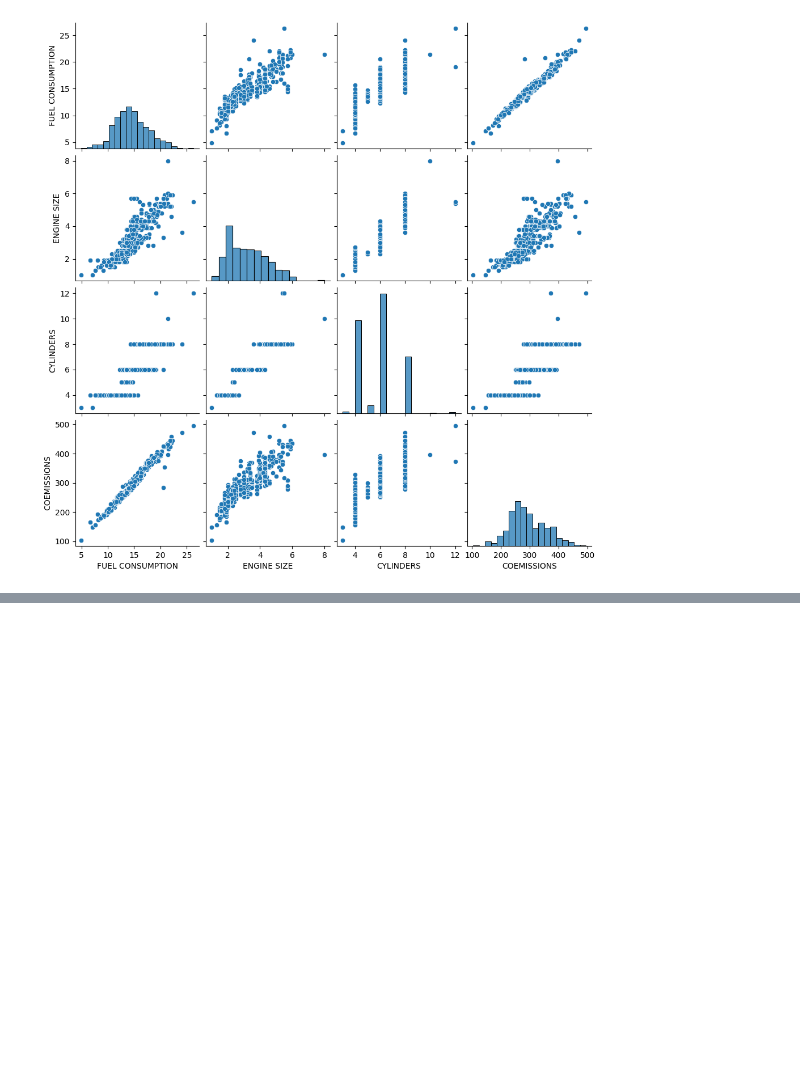
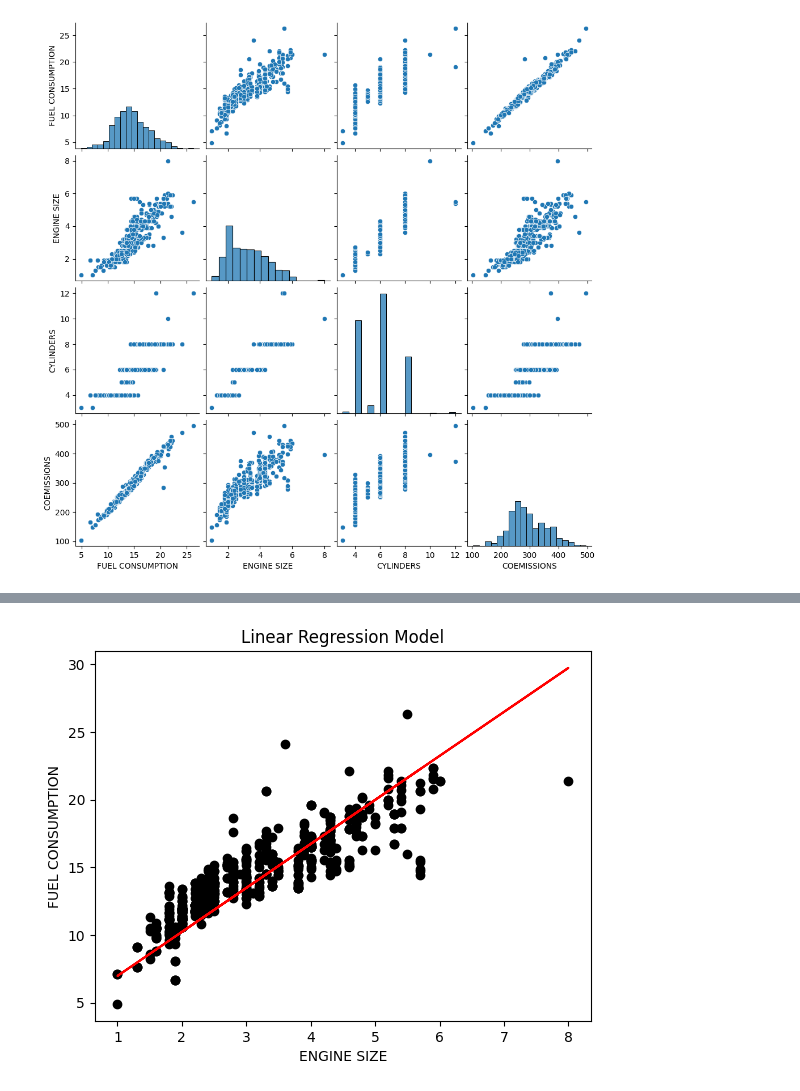
Before and after one commit to Sonipatvampire/regression_task, a Jupyter notebook: notebooks/data_exploration.ipynb, the cells around one changed output, grey strips where cells are left out. Drawn from its saved outputs; the diff is of its cells as text; code cells hidden in the pictures; blank space fills up the shorter version.

Commit message:
Made a new notebook and trained the Regression Model

```diff
--- a/notebooks/data_exploration.ipynb
+++ b/notebooks/data_exploration.ipynb
@@ -141,17 +110,0 @@ def gradient_descent(m,b,points,learning_rate):
-# %%
-m= 3
-b= 0
-learning_rate=0.00001
-epochs=300
-for i in range(epochs):
-  if i%50 ==0:
-    print(f"Epoch: {i}")
-
-  m,b = gradient_descent(m, b, training_df, learning_rate)
-
-print(m,b)
-print(loss_function(m,b,training_df))
-
-plt.scatter( training_df['COEMISSIONS'],training_df['FUEL CONSUMPTION'], color='black')
-plt.plot(training_df['COEMISSIONS'], m*training_df['COEMISSIONS'] + b, color='red')
-plt.show()
@@ -167,0 +224,9 @@ None
+# %%
+plt.scatter(training_df['ENGINE SIZE'], training_df['FUEL CONSUMPTION'], color='black')
+plt.plot(training_df['ENGINE SIZE'], trained_weights[0] * training_df['ENGINE SIZE'] + trained_bias, color='red')
+plt.xlabel('ENGINE SIZE')
+plt.ylabel('FUEL CONSUMPTION')
+plt.title('Linear Regression Model')
+plt.show()
+# %% [output]
+[figure, added]
```
Also changed, not shown: parts of 10 cells of this notebook, 6 other files.
